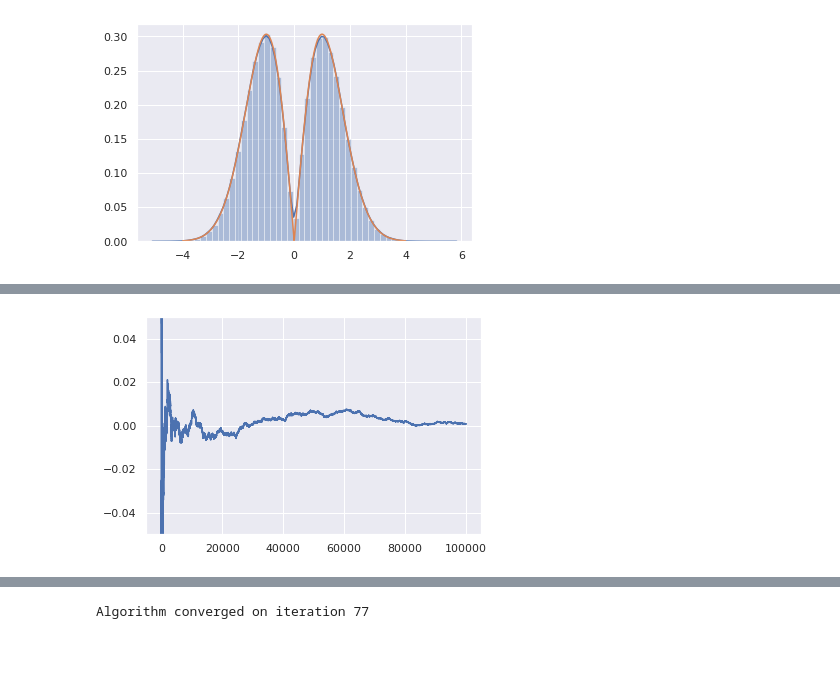
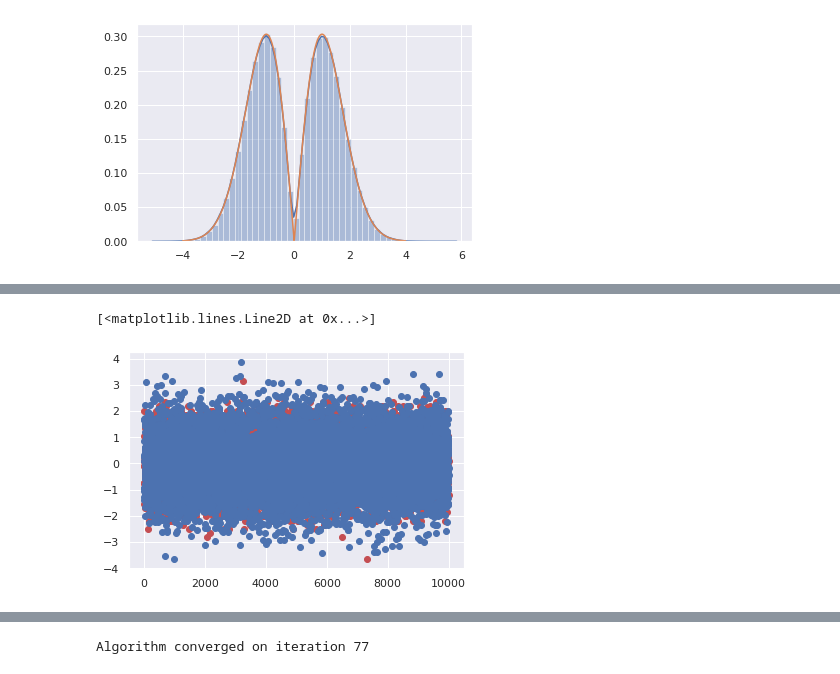
Before and after one commit to stdereka/MAP361P, a Jupyter notebook: project.ipynb, the cells around one changed output, grey strips where cells are left out. Saved outputs shown, nothing was run; the diff lists cells and outputs as text; code cells hidden in the pictures.

Commit message:
Simulation S6

```diff
--- a/project.ipynb
+++ b/project.ipynb
@@ -62,23 +72,18 @@ plt.show()
-# %%
-# S3 normal_standard simulation
-
-M = 100000
-
-estimated_values_normal_standard, estimated_normal = run_simulation(h, normal_standard, normal_standard, M)
-plt.plot(estimated_values_normal_standard)
-plt.ylim(-0.05, 0.05)
-plt.show()
-# %% [output]
-[figure, removed]
 # %%
-# S3 check inequalities
+# S3 check inequality
 np.random.seed(SEED)
 
-var_tilde = []
-var_norm = []
+est_tilde = []
+est_norm = []
 
-M = 10000
+M = 100
 
-for i in range(1000):
-    var_tilde.append(run_simulation(h, g_tilde, normal_standard, M)[0][-1]*M**0.5)
-    var_norm.append(run_simulation(h, normal_standard, normal_standard, M)[0][-1]*M**0.5)
+for i in range(10000):
+    est_tilde.append(run_simple_simulation(h, g_tilde, normal_standard, M)[0][-1]*M**0.5)
+    est_norm.append(run_simple_simulation(h, normal_standard, normal_standard, M)[0][-1]*M**0.5)
+# %%
+plt.plot(est_tilde, "ro")
+plt.plot(est_norm, "bo")
+# %% [output]
+[<matplotlib.lines.Line2D at 0x...>]
+[figure, added]
```
Also changed, not shown: parts of 16 cells of this notebook, 1 other file.
